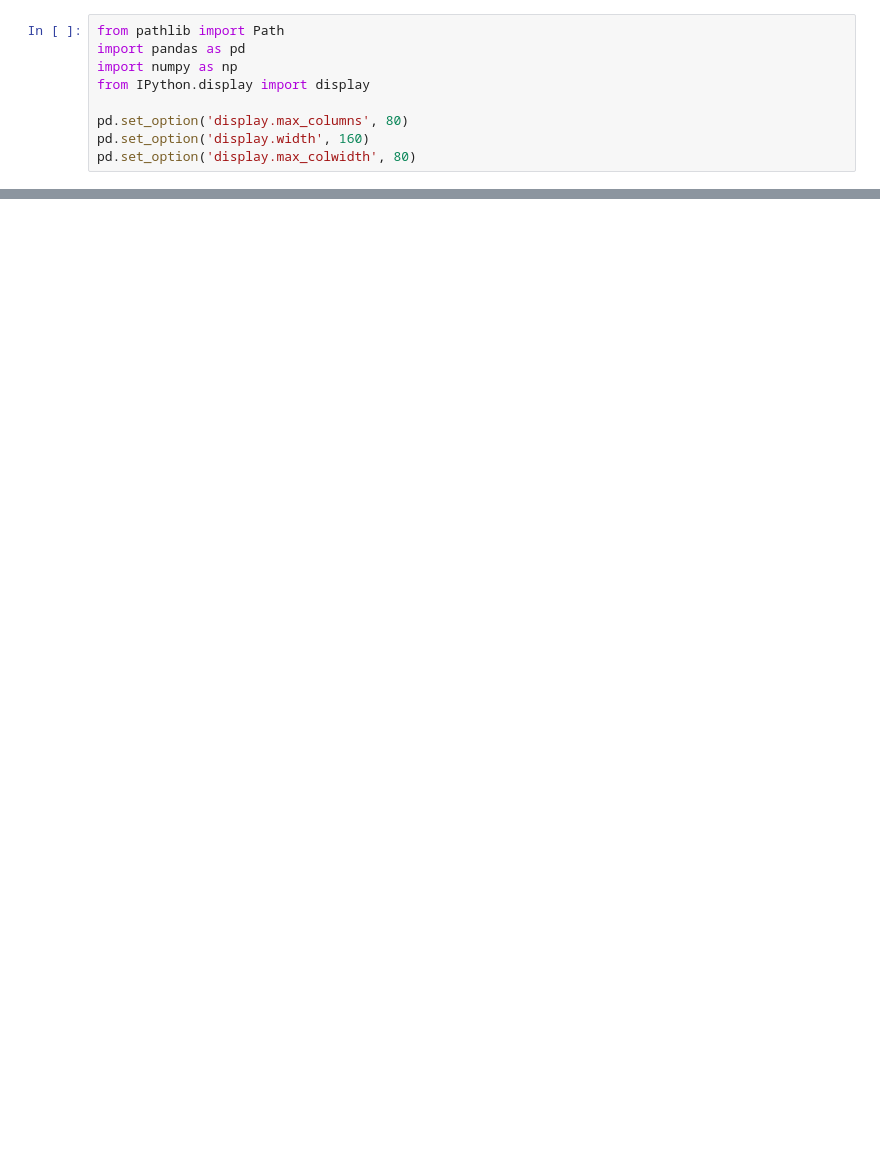
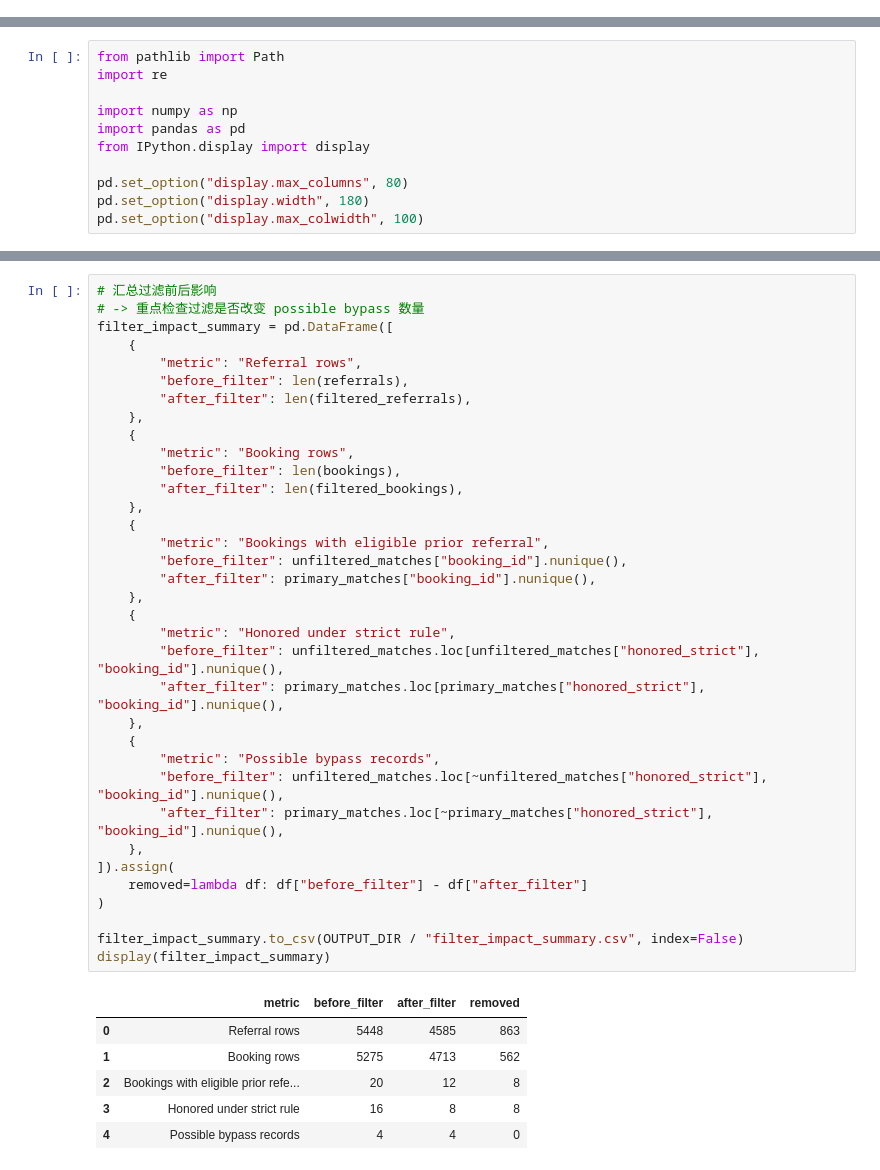
Before and after one commit to JaxFluxx/Terra-Softech_2, a Jupyter notebook: code/booking_centric_bypass_detection.ipynb, the cells around one changed output, grey strips where cells are left out. Cells and saved outputs as stored; diff of their text form; blank space fills up the shorter version.

Commit message:
Complete P0 referral attribution revisions
Apply time-order validation, strict honored definition, test/demo filtering, confidence tiers, and clean package organization.

```diff
--- a/code/booking_centric_bypass_detection.ipynb
+++ b/code/booking_centric_bypass_detection.ipynb
@@ -28,9 +0,0 @@ Reference examples used for method sanity check:
-# %%
-from pathlib import Path
-import pandas as pd
-import numpy as np
-from IPython.display import display
-
-pd.set_option('display.max_columns', 80)
-pd.set_option('display.width', 160)
-pd.set_option('display.max_colwidth', 80)
@@ -641,0 +42,11 @@ display(tableau_review_export.head(20))
+# %%
+from pathlib import Path
+import re
+
+import numpy as np
+import pandas as pd
+from IPython.display import display
+
+pd.set_option("display.max_columns", 80)
+pd.set_option("display.width", 180)
+pd.set_option("display.max_colwidth", 100)
@@ -641,0 +535,42 @@ display(tableau_review_export.head(20))
+# %%
+# 汇总过滤前后影响
+# -> 重点检查过滤是否改变 possible bypass 数量
+filter_impact_summary = pd.DataFrame([
+    {
+        "metric": "Referral rows",
+        "before_filter": len(referrals),
+        "after_filter": len(filtered_referrals),
+    },
+    {
+        "metric": "Booking rows",
+        "before_filter": len(bookings),
+        "after_filter": len(filtered_bookings),
+    },
+    {
+        "metric": "Bookings with eligible prior referral",
+        "before_filter": unfiltered_matches["booking_id"].nunique(),
+        "after_filter": primary_matches["booking_id"].nunique(),
+    },
+    {
+        "metric": "Honored under strict rule",
+        "before_filter": unfiltered_matches.loc[unfiltered_matches["honored_strict"], "booking_id"].nunique(),
+        "after_filter": primary_matches.loc[primary_matches["honored_strict"], "booking_id"].nunique(),
+    },
+    {
+        "metric": "Possible bypass records",
+        "before_filter": unfiltered_matches.loc[~unfiltered_matches["honored_strict"], "booking_id"].nunique(),
+        "after_filter": primary_matches.loc[~primary_matches["honored_strict"], "booking_id"].nunique(),
+    },
+]).assign(
+    removed=lambda df: df["before_filter"] - df["after_filter"]
+)
+
+filter_impact_summary.to_csv(OUTPUT_DIR / "filter_impact_summary.csv", index=False)
+display(filter_impact_summary)
+# %% [output]
+|  | metric | before_filter | after_filter | removed |
+| 0 | Referral rows | 5448 | 4585 | 863 |
+| 1 | Booking rows | 5275 | 4713 | 562 |
+| 2 | Bookings with eligible prior refe... | 20 | 12 | 8 |
+| 3 | Honored under strict rule | 16 | 8 | 8 |
+| 4 | Possible bypass records | 4 | 4 | 0 |
```
Also changed, not shown: parts of 46 cells of this notebook, 23 other files.
